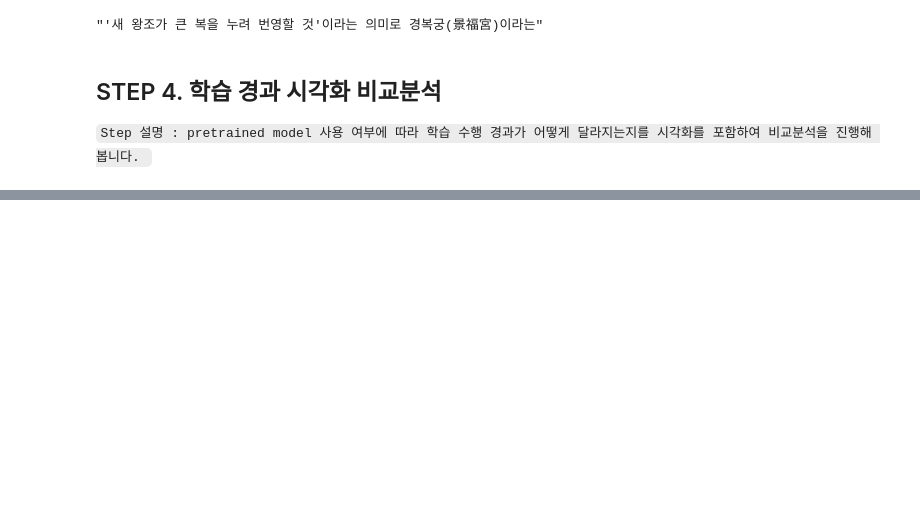
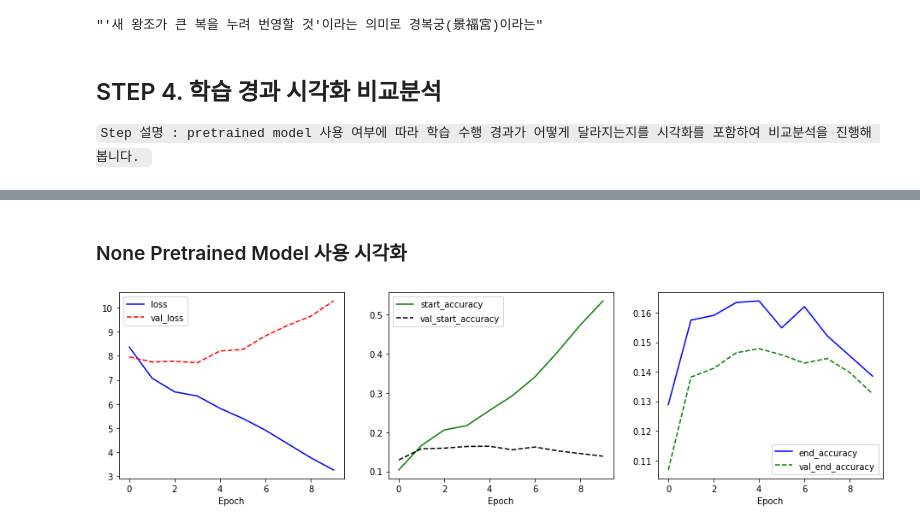
Before and after one commit to adele2020/ssacxaiffel, a Jupyter notebook: [E19]_BERT.ipynb, the cells around one changed output, grey strips where cells are left out. Cells and saved outputs as stored; diff of their text form; code cells hidden in the pictures; blank space fills up the shorter version.

```diff
--- a/[E19]_BERT.ipynb
+++ b/[E19]_BERT.ipynb
@@ -712,0 +777,8 @@ do_predict(model, question2, context2)
+# %%
+model = BERT4KorQuAD(config)
+
+enc_tokens = np.random.randint(0, len(vocab), (4, 10))
+segments = np.random.randint(0, 2, (4, 10))
+model(enc_tokens, segments)
+
+model.summary()
@@ -712,0 +875,27 @@ do_predict(model, question2, context2)
+# %% [markdown]
+### None Pretrained Model 사용 시각화
+# %%
+# training result
+plt.figure(figsize=(16, 4))
+
+plt.subplot(1, 3, 1)
+plt.plot(n_tr_loss, 'b-', label='loss')
+plt.plot(n_val_loss, 'r--', label='val_loss')
+plt.xlabel('Epoch')
+plt.legend()
+
+plt.subplot(1, 3, 2)
+plt.plot(n_tr_start_acc, 'g-', label='start_accuracy')
+plt.plot(n_val_start_acc, 'k--', label='val_start_accuracy')
+plt.xlabel('Epoch')
+plt.legend()
+
+plt.subplot(1, 3, 3)
+plt.plot(n_val_start_acc, 'b-', label='end_accuracy')
+plt.plot(n_val_end_acc, 'g--', label='val_end_accuracy')
+plt.xlabel('Epoch')
+plt.legend()
+
+plt.show()
+# %% [output]
+[figure, added]
```
Also changed, not shown: parts of 28 cells of this notebook.
